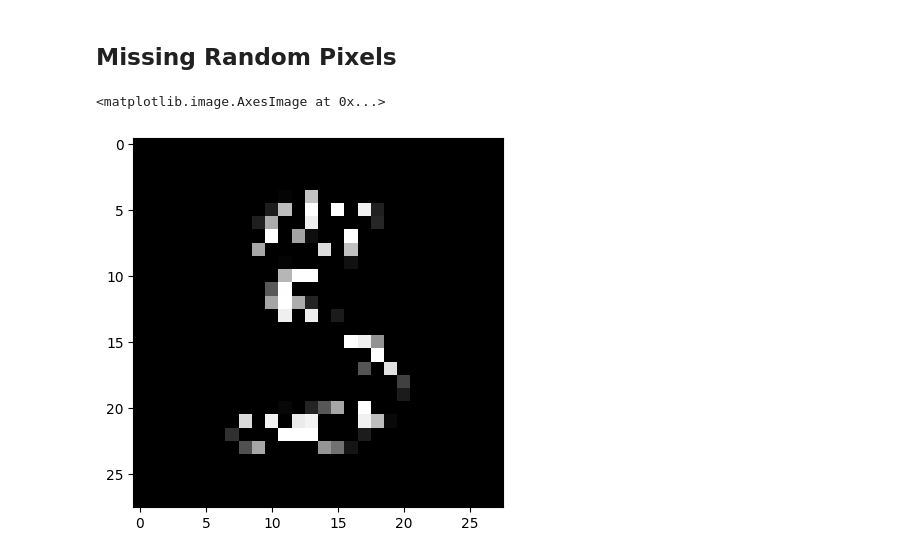
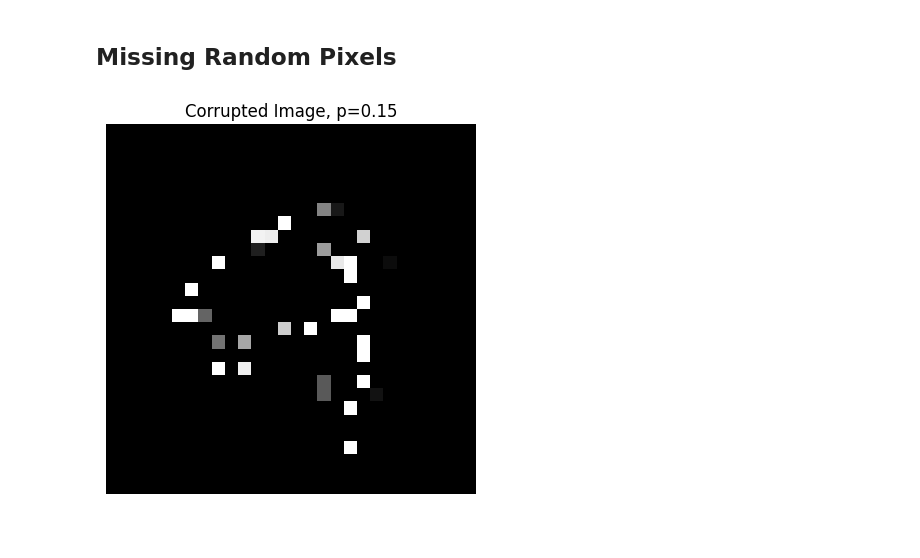
Before and after one commit to mbryant2025/universal_inverse_implementation, a Jupyter notebook: playground.ipynb, the cells around one changed output. Cells and saved outputs as stored; diff of their text form; code cells hidden in the pictures; blank space fills up the shorter version.

```diff
--- a/playground.ipynb
+++ b/playground.ipynb
@@ -327,18 +327,20 @@ display_images(ip.M_T()(x_c), ip, sigma_0=1, sigma_L=0.01, h_0=0.01, beta=0.01,
 # %% [markdown]
 ## Missing Random Pixels
 # %%
-p = 0.5
+p = 0.15
 
 # Set p proportion of the pixels to zero
 mask = torch.ones_like(x)
 mask[0,:,:] = torch.bernoulli(torch.full((28,28), p))
 
 x_c = x * mask
 
 plt.imshow(x_c[0,:,:].detach().numpy(), cmap='gray')
+plt.title(f'Corrupted Image, p={p}')
+plt.axis('off')
+plt.show()
 # %% [output]
-<matplotlib.image.AxesImage at 0x...>
-[figure, old version]
+[figure, new version]
 # %%
 class RandomPixels(Task):
 
```
Also changed, not shown: parts of 6 cells of this notebook.
